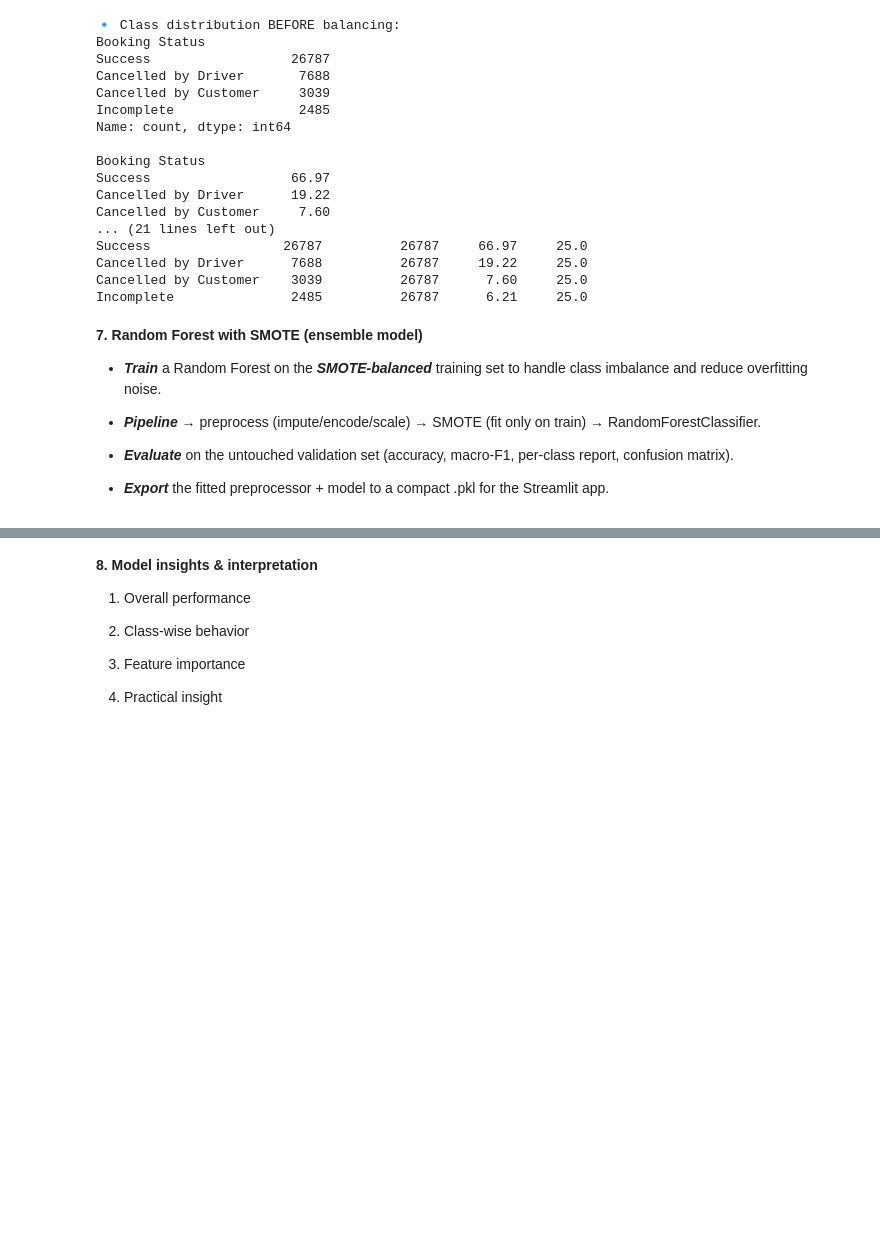
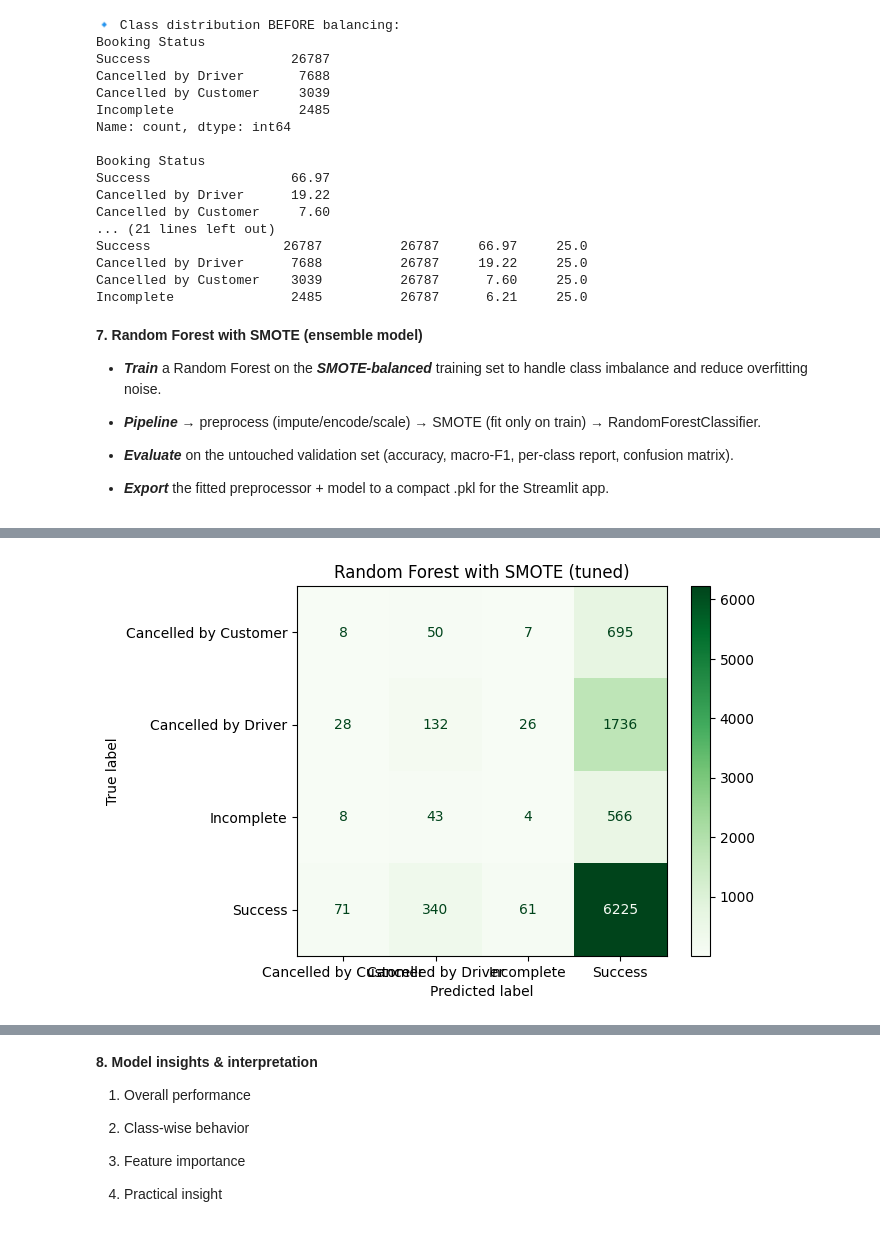
Before and after one commit to Tharmika2002/Ride-Cancellation-Model-DataX, a Jupyter notebook: Ride_Cancellation_Model.ipynb, the cells around one changed output, grey strips where cells are left out. Drawn from its saved outputs; the diff is of its cells as text; code cells hidden in the pictures; blank space fills up the shorter version.

```diff
--- a/Ride_Cancellation_Model.ipynb
+++ b/Ride_Cancellation_Model.ipynb
@@ -601,0 +527,93 @@ Macro-F1: 0.2443662443062198
+# %%
+# -------------------------------
+#  Random Forest with SMOTE (ensemble model) — tuned
+# -------------------------------
+
+from collections import Counter
+from sklearn.metrics import accuracy_score, balanced_accuracy_score
+
+RANDOM_STATE = 42
+
+# Ensure OHE is dense (avoids sampler issues)
+try:
+    ohe = preprocessor.named_transformers_["cat"].named_steps["encoder"]
+    if hasattr(ohe, "sparse_output"):
+        ohe.sparse_output = False
+    else:
+        if getattr(ohe, "sparse", False):
+            ohe.sparse = False
+except Exception:
+    pass
+
+# Fit only on TRAIN
+preprocessor.fit(X_train)
+X_train_processed = preprocessor.transform(X_train)
+
+# --- Build a VALID multi-class sampling strategy (lighter than full balance) ---
+def make_sampling_strategy(y, target_ratio=0.7):
+    cnt = Counter(y)
+    maj_n = max(cnt.values())
+    strat = {}
+    for cls, n in cnt.items():
+        if n < target_ratio * maj_n:
+            desired = int(target_ratio * maj_n)
+            if desired > n:               # SMOTE only upsamples
+                strat[cls] = desired
+    # Fallback in case already near-balanced
+    if not strat:
+        desired = int(0.9 * maj_n)
+        for cls, n in cnt.items():
+            if desired > n:
+                strat[cls] = desired
+    return strat
+
+sampling_strategy = make_sampling_strategy(y_train, target_ratio=0.68)
+
+# Use a slightly less aggressive k for small classes; fall back to 3 if needed
+try:
+    smote = SMOTE(
+        random_state=RANDOM_STATE,
+        k_neighbors=5,
+        sampling_strategy=sampling_strategy
+    )
+    X_resampled, y_resampled = smote.fit_resample(X_train_processed, y_train)
+except ValueError:
+    smote = SMOTE(
+        random_state=RANDOM_STATE,
+        k_neighbors=3,
+        sampling_strategy=sampling_strategy
+    )
+    X_resampled, y_resampled = smote.fit_resample(X_train_processed, y_train)
+
+# --- Stronger RF to recover accuracy ---
+rf_model = RandomForestClassifier(
+    n_estimators=700,         # more trees for stability
+    max_depth=None,           # allow deeper trees
+    min_samples_leaf=1,       # finer splits
+    max_features="sqrt",
+    ccp_alpha=0.0,            # no pruning
+    random_state=RANDOM_STATE,
+    n_jobs=-1,
+    oob_score=False
+)
+
+rf_model.fit(X_resampled, y_resampled)
+
+# Evaluate on ORIGINAL validation (no resampling)
+X_val_processed = preprocessor.transform(X_val)
+y_pred_rf = rf_model.predict(X_val_processed)
+
+print("\n=== Random Forest with SMOTE (tuned) ===")
+print(classification_report(y_val, y_pred_rf, digits=3))
+print("Accuracy:", f"{accuracy_score(y_val, y_pred_rf)*100:.2f}%")
+print("Balanced-Accuracy:", f"{balanced_accuracy_score(y_val, y_pred_rf)*100:.2f}%")
+print("Macro-F1:", f"{f1_score(y_val, y_pred_rf, average='macro'):.6f}")
+
+ConfusionMatrixDisplay.from_predictions(y_val, y_pred_rf, cmap="Greens")
+plt.title("Random Forest with SMOTE (tuned)")
+plt.show()
+
+bundle = {"preprocessor": preprocessor, "model": rf_model}
+joblib.dump(bundle, "random_forest_smote_model.pkl", compress=("xz", 3))
+print("✅ Model exported to random_forest_smote_model.pkl (compressed)")
+# %% [output]
@@ -601,0 +635 @@ Macro-F1: 0.2443662443062198
+[figure, added]
```
Also changed, not shown: parts of 7 cells of this notebook.
